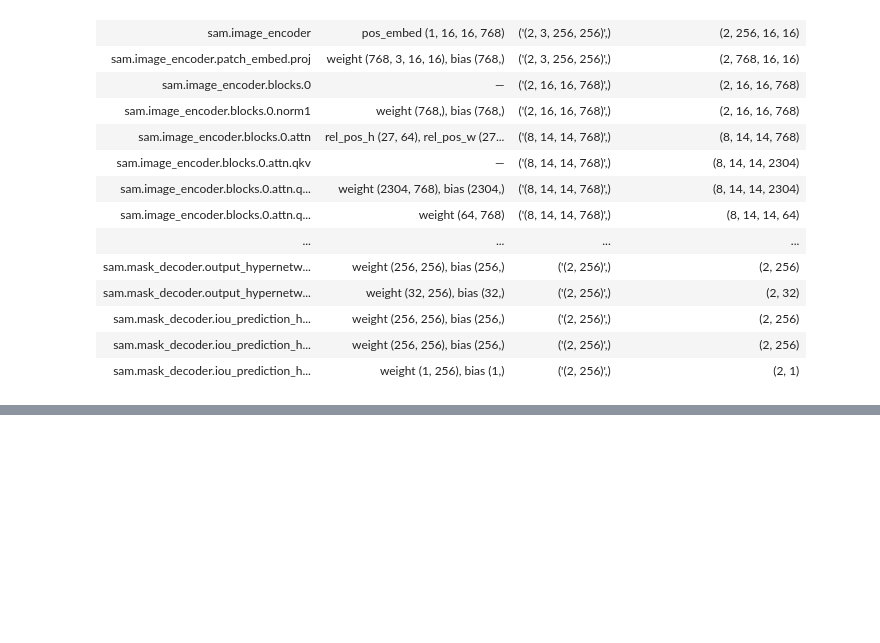
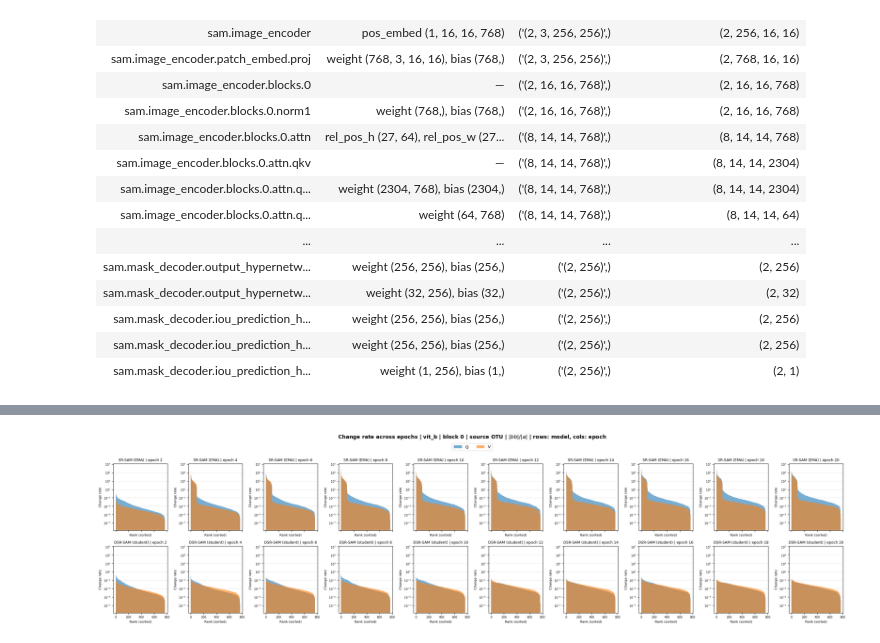
Before and after one commit to vuminhkh0a/DSR-SAM, a Jupyter notebook: demo.ipynb, the cells around one changed output, grey strips where cells are left out. Saved outputs shown, nothing was run; the diff lists cells and outputs as text; code cells hidden in the pictures; blank space fills up the shorter version.

```diff
--- a/demo.ipynb
+++ b/demo.ipynb
@@ -816,3 +816,99 @@ print(f'DSR-SAM2 ({MODEL_TYPE}, rank={RANK}, ema={EMA_MODE}, '
       f'batch 2 x 3 x {IMAGE_SIZE} x {IMAGE_SIZE} + 2 box prompts')
 print(df.to_string(index=False))
 display(HTML(df.to_html(index=False, escape=False)))
+# %%
+# Change-rate distribution over training epochs: SR-SAM (EMA LoRA) vs DSR-SAM
+# (student LoRA), bar plots for blocks 0, 5 and 11.
+# change_rate_i = |bb_i| / |a_i| on the SVD of each checkpoint's own qkv.weight.
+import gc
+import os
+
+import matplotlib.pyplot as plt
+import numpy as np
+import torch
+from matplotlib.patches import Patch
+
+from utils.env import get_device
+
+DEVICE = get_device()
+MODEL_TYPE = 'vit_b'
+SOURCE = 'OTU'
+SHOW_BLOCKS = (0, 5, 11)
+EPOCHS_ALL = list(range(2, 21, 2))
+
+SR_TPL = f'weights/sr_sam/{MODEL_TYPE}_sr_sam_s_{SOURCE}_experiment_epoch_{{ep}}.pth'
+DSR_TPL = f'weights/dsr_sam/{MODEL_TYPE}_dsr_sam_s_{SOURCE}_experiment_epoch_{{ep}}.pth'
+ROWS = [('SR-SAM (EMA)', SR_TPL, 'ema'),
+        ('DSR-SAM (student)', DSR_TPL, 'student')]
+
+EPOCHS = [ep for ep in EPOCHS_ALL
+          if os.path.exists(SR_TPL.format(ep=ep)) and os.path.exists(DSR_TPL.format(ep=ep))]
+if not EPOCHS:
+    raise FileNotFoundError('No matching experiment snapshots for SR-SAM and DSR-SAM.')
+print(f'Epochs: {EPOCHS}')
+
+
+def change_rates(sd, block_id, branch, kind='student'):
+    """Sorted (descending) |bb| / |a| for one block/branch of one checkpoint."""
+    W = sd[f'sam.image_encoder.blocks.{block_id}.attn.qkv.qkv.weight'].float()
+    dim = W.shape[1]
+    rows = slice(0, dim) if branch == 'q' else slice(-dim, None)
+    U, S, Vh = torch.linalg.svd(W[rows].to(DEVICE), full_matrices=False)
+
+    prefix = f'sam.image_encoder.blocks.{block_id}.attn.qkv.'
+    tag = 'ema_' if kind == 'ema' else ''
+    A = sd[prefix + f'{tag}linear_a_{branch}.weight'].float().to(DEVICE)
+    B = sd[prefix + f'{tag}linear_b_{branch}.weight'].float().to(DEVICE)
+
+    bb = torch.diag(U.T @ (B @ A) @ Vh.T)
+    change_rate = bb.abs() / S.abs()          # abs(bb) / abs(a)
+    return torch.sort(change_rate, descending=True).values.cpu().numpy()
+
+
+# Precompute once per (model, epoch) checkpoint, then plot per block.
+DATA = {}
+for r, (label, tpl, kind) in enumerate(ROWS):
+    for ep in EPOCHS:
+        sd = torch.load(tpl.format(ep=ep), map_location='cpu', weights_only=True)
+        DATA[(r, ep)] = {
+            b: {br: change_rates(sd, b, br, kind) for br in ('q', 'v')}
+            for b in SHOW_BLOCKS
+        }
+        del sd
+        gc.collect()
+        if 'cuda' in str(DEVICE):
+            torch.cuda.empty_cache()
+
+COLORS = {'q': 'tab:blue', 'v': 'tab:orange'}
+
+for b in SHOW_BLOCKS:
+    fig, axes = plt.subplots(len(ROWS), len(EPOCHS),
+                             figsize=(2.6 * len(EPOCHS), 3.2 * len(ROWS)),
+                             squeeze=False, sharex=True, sharey=True)
+    for r, (label, _, _) in enumerate(ROWS):
+        for c, ep in enumerate(EPOCHS):
+            ax = axes[r, c]
+            for branch in ('q', 'v'):
+                cr = DATA[(r, ep)][b][branch]
+                ax.bar(np.arange(len(cr)), cr, width=1.0, color=COLORS[branch],
+                       alpha=0.6, edgecolor='none', label=branch.upper())
+            ax.set_title(f'{label} | epoch {ep}', fontsize=9)
+            ax.tick_params(labelsize=7, labelleft=True)
+            ax.grid(True, alpha=0.3, axis='y')
+
+    for ax in axes.flat:
+        ax.set_yscale('log')
+        ax.set_xlabel('Rank (sorted)', fontsize=8)
+        ax.set_ylabel('Change rate', fontsize=8)
+
+    fig.legend(handles=[Patch(facecolor=COLORS['q'], alpha=0.6, label='Q'),
+                        Patch(facecolor=COLORS['v'], alpha=0.6, label='V')],
+               loc='upper center', ncol=2, bbox_to_anchor=(0.5, 1.0), fontsize=10)
+    fig.suptitle(f'Change rate across epochs | {MODEL_TYPE} | block {b} | '
+                 f'source {SOURCE} | $|bb|/|a|$ | rows: model, cols: epoch',
+                 fontsize=13, fontweight='bold', y=1.04)
+    plt.tight_layout(rect=[0, 0, 1, 0.99])
+    plt.show()
+    plt.close(fig)
+    gc.collect()
+# %% [output]
@@ -818,0 +917 @@ display(HTML(df.to_html(index=False, escape=False)))
+[figure, added]
```
Also changed, not shown: parts of 1 cell of this notebook, 8 other files.
